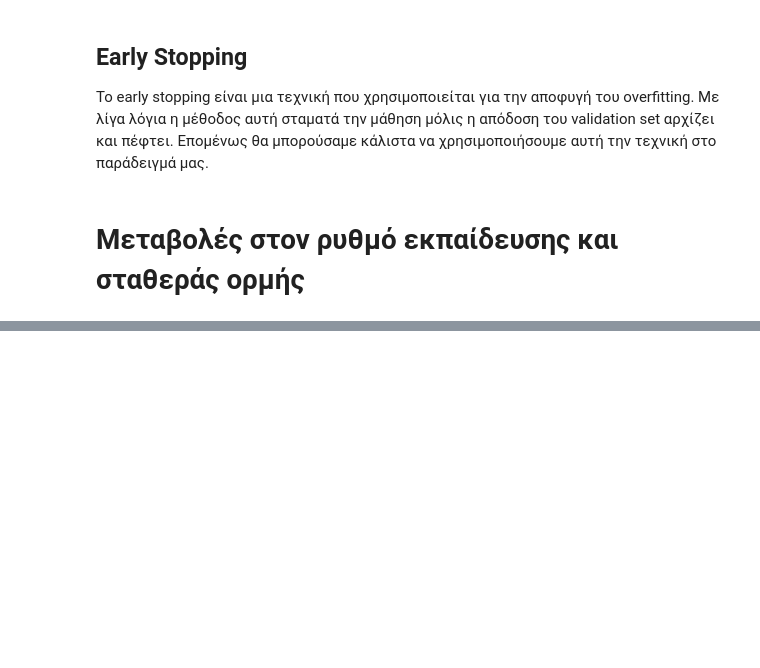
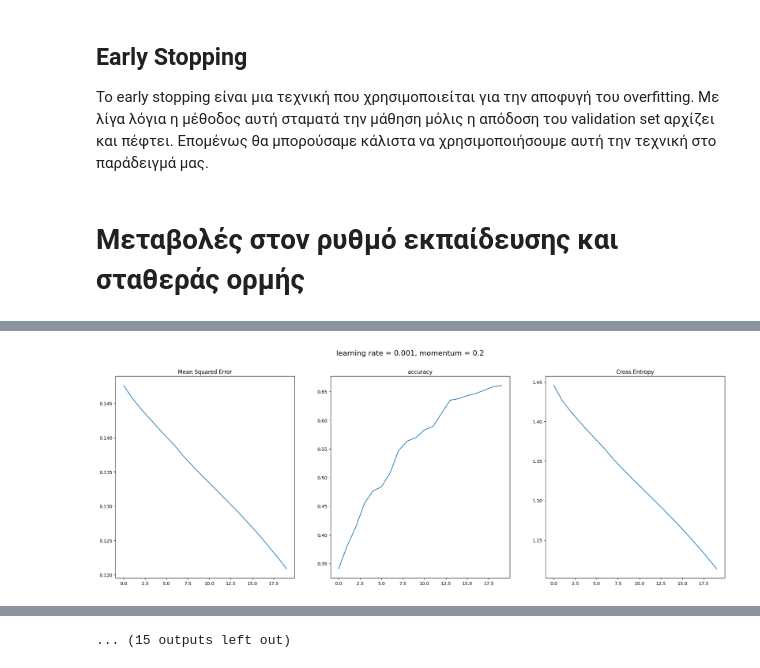
Before and after one commit to alexva1/Computational_Intelligence, a Jupyter notebook: notebook/Code.ipynb, the cells around one changed output, grey strips where cells are left out. Saved outputs shown, nothing was run; the diff lists cells and outputs as text; code cells hidden in the pictures; blank space fills up the shorter version.

```diff
--- a/notebook/Code.ipynb
+++ b/notebook/Code.ipynb
@@ -355,7 +373,7 @@ for i in range(len(learning_rate)):
 tb = widgets.TabBar([str(i) for i in range(len(learning_rate))])
 for i in range(len(learning_rate)):
   fig, axes = plt.subplots(nrows=1, ncols=3, figsize=(24, 8))
-  with tb.output_to(i, select=(i < len(hidden_dim))):
+  with tb.output_to(i, select=(i < len(learning_rate))):
     axes[0].plot(avg_history[i][0])
     axes[0].set_title('Mean Squared Error')
 
@@ -365,5 +383,6 @@ for i in range(len(learning_rate)):
     axes[2].plot(avg_history[i][2])
     axes[2].set_title('Cross Entropy')
 
-    fig.suptitle(f'learning rate = {learning_rate[i]}, momentum = {momentum[i]}'), fontsize=16)
+    fig.suptitle('learning rate = '+str(learning_rate[i])+', momentum = '+str(momentum[i]), fontsize=16)
     plt.show()
+# %% [output]
@@ -369,0 +396 @@ for i in range(len(learning_rate)):
+[figure, added]
@@ -370,3 +401,4 @@ for i in range(len(learning_rate)):
+... (15 outputs left out)
 # %%
 #print the average of metrics
 print(f'For learning rate = {learning_rate[0]} , momentum = {momentum[0]}; Average loss: {avg_metrics[0][0]}, Average accuracy: {avg_metrics[0][1]}, Average MSE: {avg_metrics[0][2]}')
```
Also changed, not shown: parts of 7 cells of this notebook.
